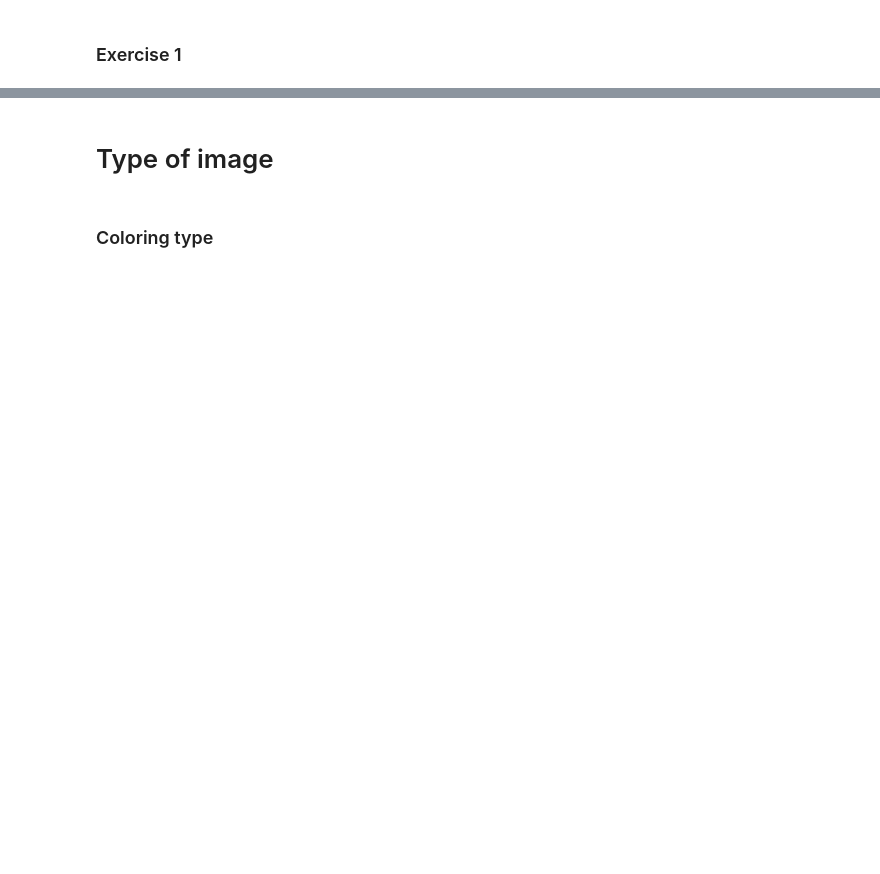
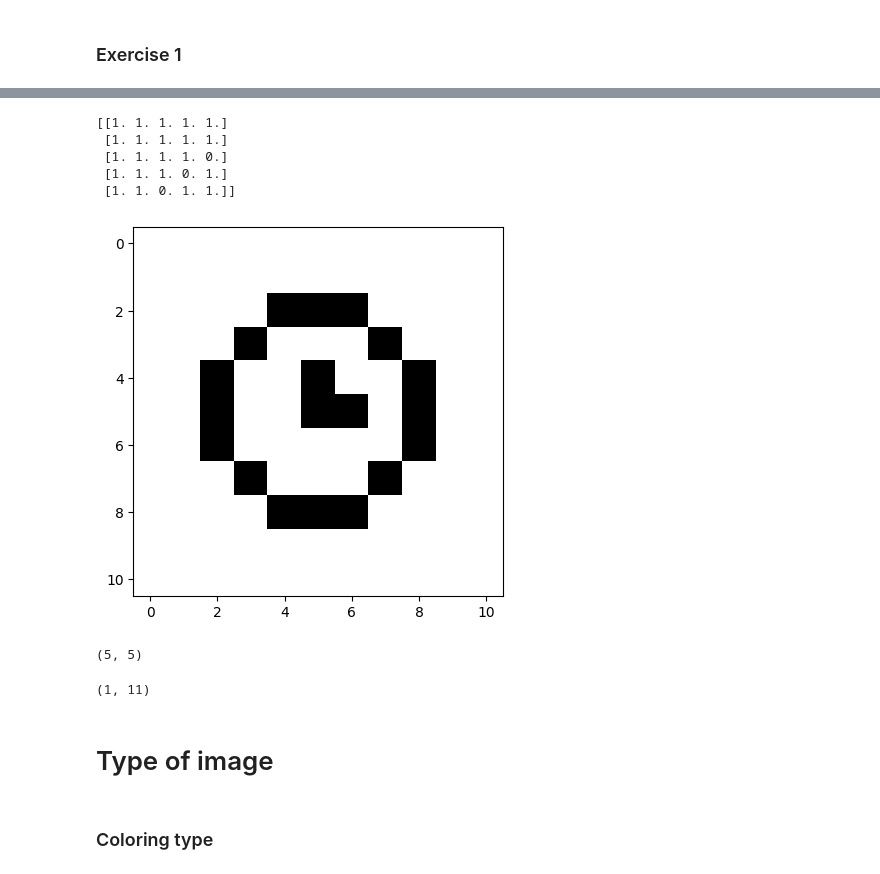
Before and after one commit to Nineyoyoyo/AI_Med_RSU, a Jupyter notebook: Class7_basicImageProcessing_2023/Class7_basicImageProcessing_2023.ipynb, the cells around one changed output, grey strips where cells are left out. Cells and saved outputs as stored; diff of their text form; code cells hidden in the pictures; blank space fills up the shorter version.

```diff
--- a/Class7_basicImageProcessing_2023/Class7_basicImageProcessing_2023.ipynb
+++ b/Class7_basicImageProcessing_2023/Class7_basicImageProcessing_2023.ipynb
@@ -114,6 +138,45 @@ image_shape:(2, 2)
 ### Exercise 1
 # %% [markdown]
 ![](images/clock.png)
+# %%
+part = np.ones([5,5])
+
+part[4,2] = 0
+part[3,3] = 0
+part[2,4] = 0
+
+flip_x = np.flip(part,axis=0)
+
+long_x = 1 - np.array([[0,0,1,0,0]])
+concat_x = np.concatenate([part,long_x,flip_x])
+
+flip_y = np.flip(concat_x,axis=1)
+long_y = 1 - np.array([[0,0,1,0,0,0,0,0,1,0,0]])
+
+concat_y = np.concatenate([concat_x,long_y.T,flip_y],axis=1)
+
+concat_y[4:6,5] = 0
+concat_y[5,6] = 0
+
+print(part)
+
+plt.imshow(concat_y,cmap='gray')
+plt.show()
+# %% [output]
+[[1. 1. 1. 1. 1.]
+ [1. 1. 1. 1. 1.]
+ [1. 1. 1. 1. 0.]
+ [1. 1. 1. 0. 1.]
+ [1. 1. 0. 1. 1.]]
+[figure, added]
+# %%
+part.shape
+# %% [output]
+(5, 5)
+# %%
+long_x.shape
+# %% [output]
+(1, 11)
 # %% [markdown]
 # Type of image
 # %% [markdown]
```
Also changed, not shown: parts of 9 cells of this notebook.
